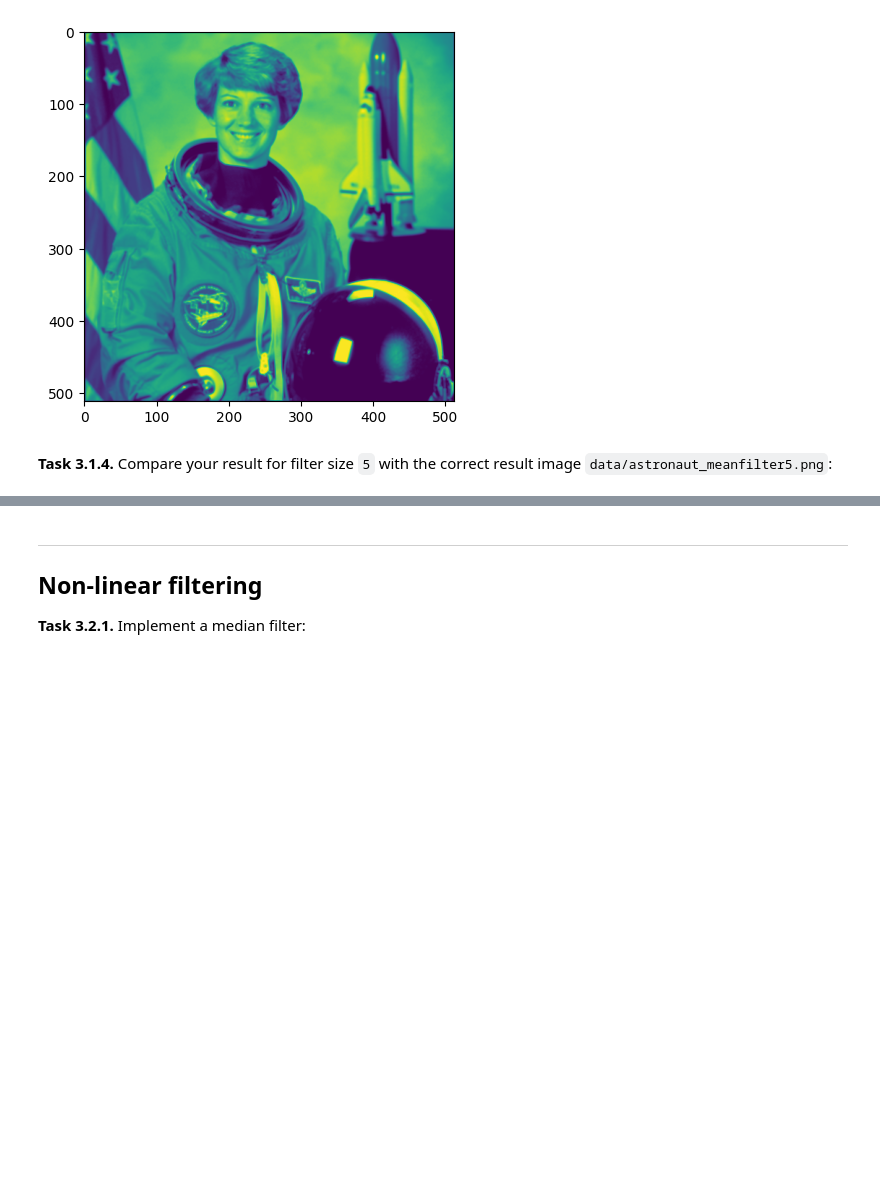
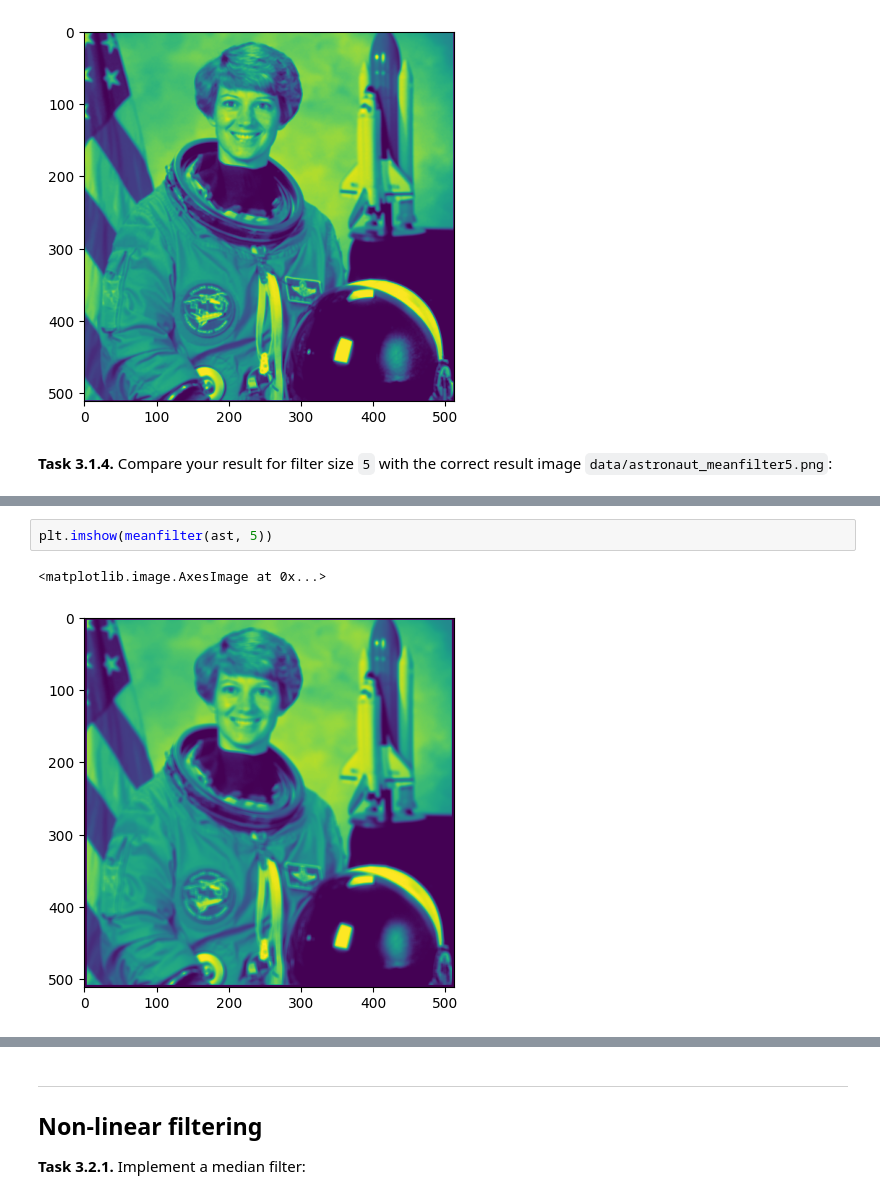
Before and after one commit to evgr5/mobi-fs3-python, a Jupyter notebook: task3.ipynb, the cells around one changed output, grey strips where cells are left out. Saved outputs shown, nothing was run; the diff lists cells and outputs as text; blank space fills up the shorter version.

```diff
--- a/task3.ipynb
+++ b/task3.ipynb
@@ -55,0 +55,5 @@ plt.imshow(meanfilter(ast, 5) - plt.imread('data/astronaut_meanfilter5.png'))
+# %%
+plt.imshow(meanfilter(ast, 5))
+# %% [output]
+<matplotlib.image.AxesImage at 0x...>
+[figure, added]
```
Also changed, not shown: parts of 9 cells of this notebook.
